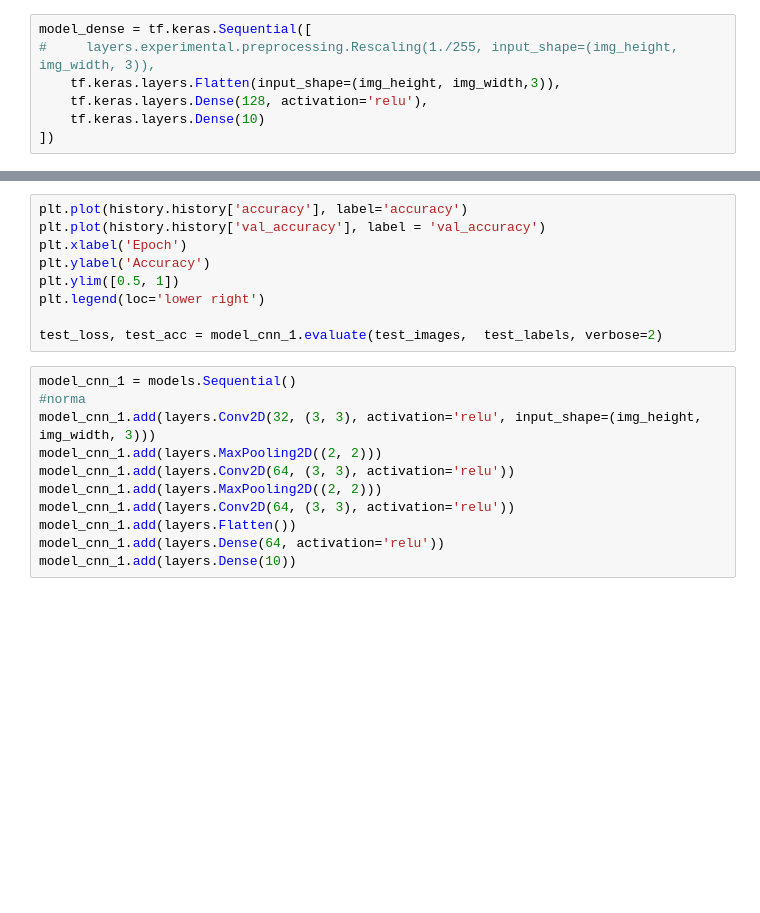
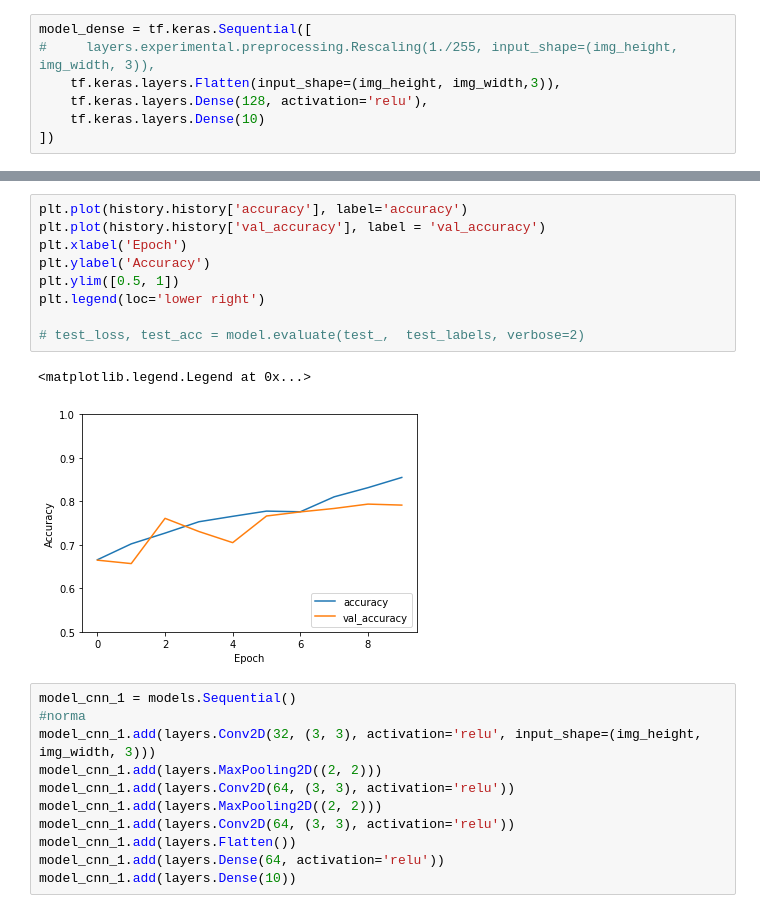
Before and after one commit to NHURTEVENT/Projet-data-science-livrable-2, a Jupyter notebook: Livrable 2.ipynb, the cells around one changed output, grey strips where cells are left out. Saved outputs shown, nothing was run; the diff lists cells and outputs as text; blank space fills up the shorter version.

```diff
--- a/Livrable 2.ipynb
+++ b/Livrable 2.ipynb
@@ -277,12 +362,15 @@ history =  model_dense.fit(
 # %%
 plt.plot(history.history['accuracy'], label='accuracy')
 plt.plot(history.history['val_accuracy'], label = 'val_accuracy')
 plt.xlabel('Epoch')
 plt.ylabel('Accuracy')
 plt.ylim([0.5, 1])
 plt.legend(loc='lower right')
 
-test_loss, test_acc = model_cnn_1.evaluate(test_images,  test_labels, verbose=2)
+# test_loss, test_acc = model.evaluate(test_,  test_labels, verbose=2)
+# %% [output]
+<matplotlib.legend.Legend at 0x...>
+[figure, added]
 # %%
 model_cnn_1 = models.Sequential()
 #norma
```
Also changed, not shown: parts of 14 cells of this notebook.
